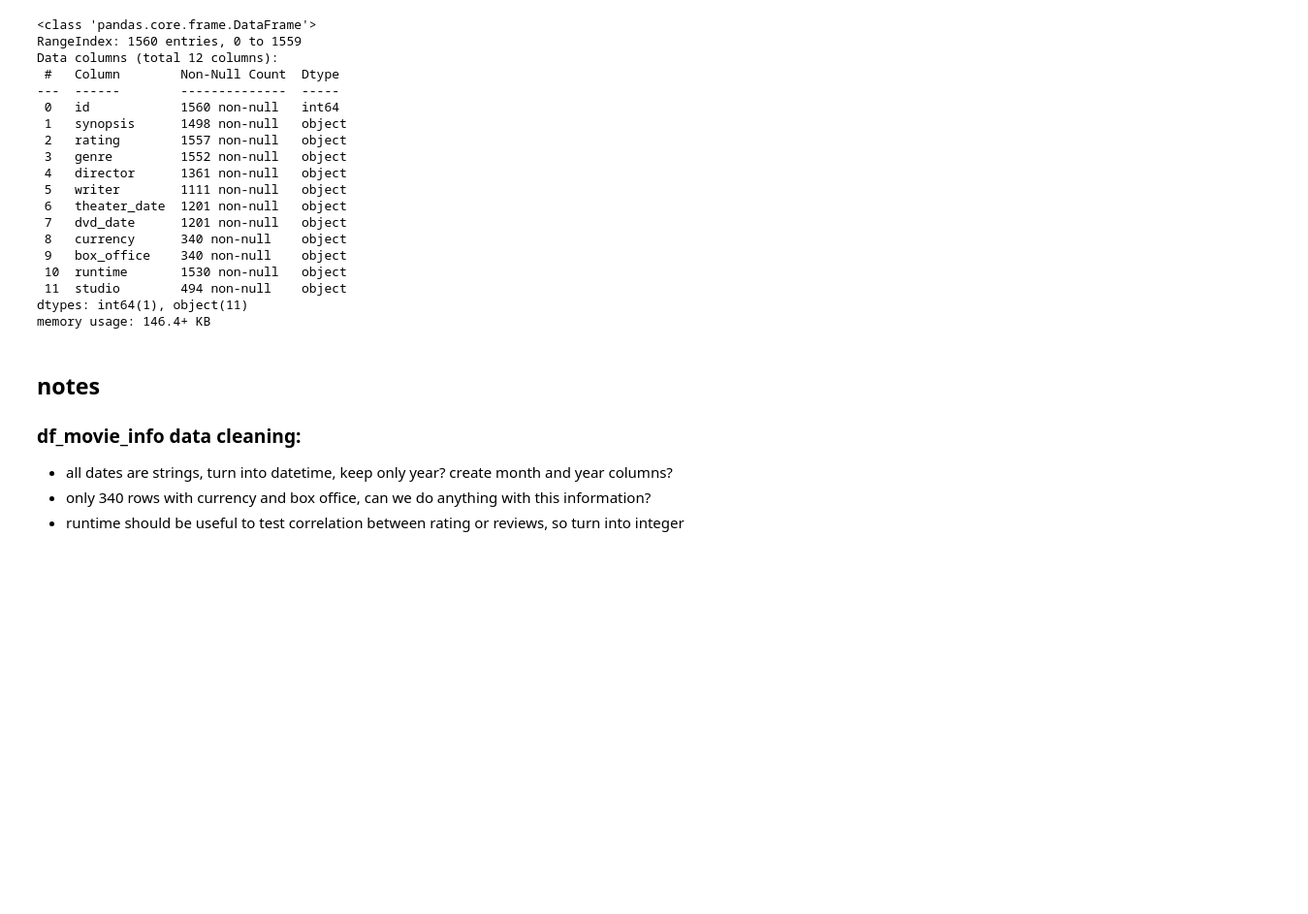
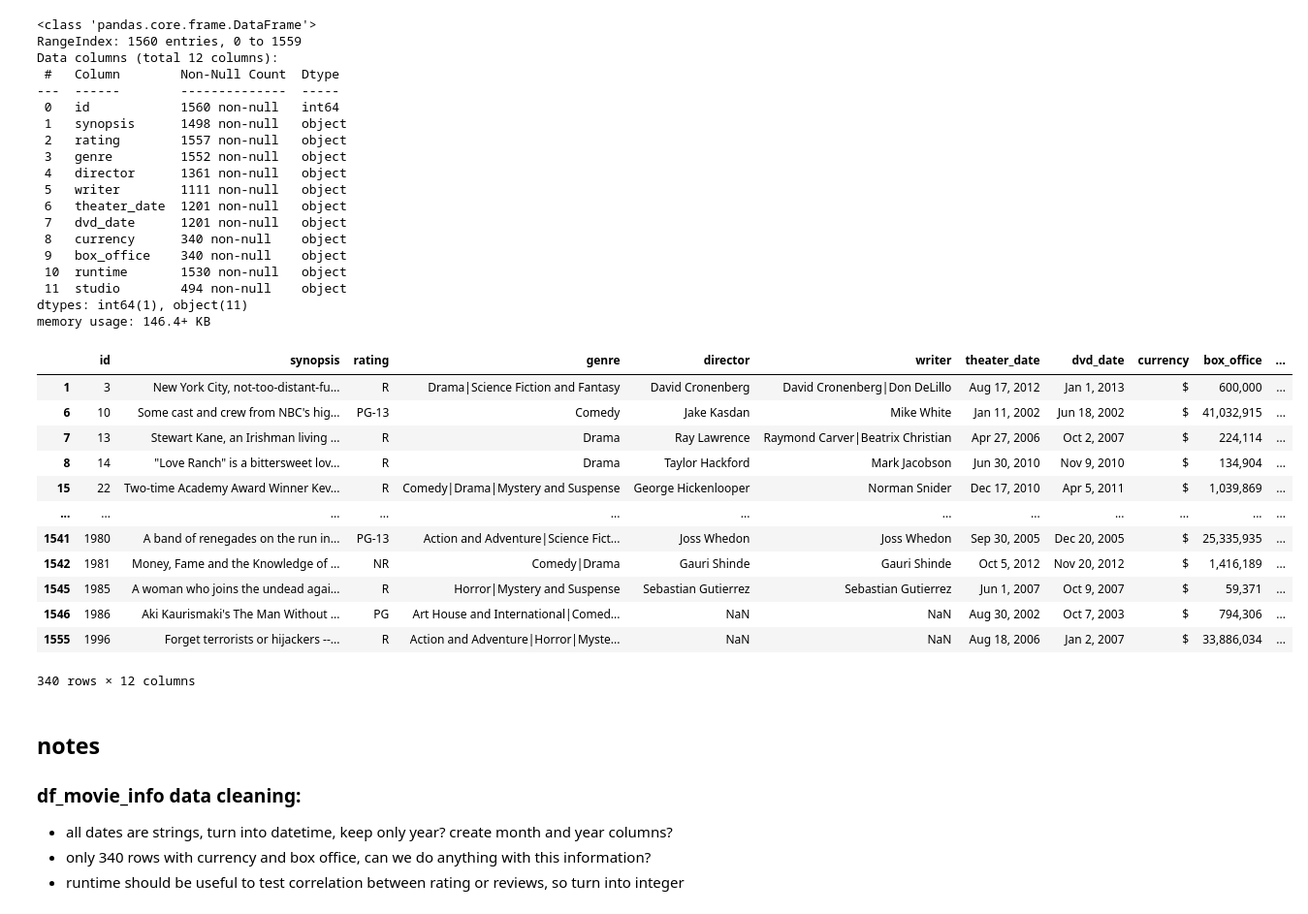
Before and after one commit to AlbaneCM/MicrosoftMovieAnalysis, a Jupyter notebook: microsoft-movie-analysis.ipynb, the cells around one changed output. Shown: that part at 97% size. Drawn from its saved outputs; the diff is of its cells as text; code cells hidden in the pictures; blank space fills up the shorter version.

```diff
--- a/microsoft-movie-analysis.ipynb
+++ b/microsoft-movie-analysis.ipynb
@@ -358,3 +490,19 @@ memory usage: 146.4+ KB
+# %%
+df_movie_info[df_movie_info["box_office"].notnull()]
+# %% [output]
+|  | id | synopsis | rating | genre | director | writer | theater_date | dvd_date | currency | box_office | ... |
+| 1 | 3 | New York City, not-too-distant-fu... | R | Drama|Science Fiction and Fantasy | David Cronenberg | David Cronenberg|Don DeLillo | Aug 17, 2012 | Jan 1, 2013 | $ | 600,000 | ... |
+| 6 | 10 | Some cast and crew from NBC's hig... | PG-13 | Comedy | Jake Kasdan | Mike White | Jan 11, 2002 | Jun 18, 2002 | $ | 41,032,915 | ... |
+| 7 | 13 | Stewart Kane, an Irishman living ... | R | Drama | Ray Lawrence | Raymond Carver|Beatrix Christian | Apr 27, 2006 | Oct 2, 2007 | $ | 224,114 | ... |
+| 8 | 14 | "Love Ranch" is a bittersweet lov... | R | Drama | Taylor Hackford | Mark Jacobson | Jun 30, 2010 | Nov 9, 2010 | $ | 134,904 | ... |
+| 15 | 22 | Two-time Academy Award Winner Kev... | R | Comedy|Drama|Mystery and Suspense | George Hickenlooper | Norman Snider | Dec 17, 2010 | Apr 5, 2011 | $ | 1,039,869 | ... |
+| ... | ... | ... | ... | ... | ... | ... | ... | ... | ... | ... | ... |
+| 1541 | 1980 | A band of renegades on the run in... | PG-13 | Action and Adventure|Science Fict... | Joss Whedon | Joss Whedon | Sep 30, 2005 | Dec 20, 2005 | $ | 25,335,935 | ... |
+| 1542 | 1981 | Money, Fame and the Knowledge of ... | NR | Comedy|Drama | Gauri Shinde | Gauri Shinde | Oct 5, 2012 | Nov 20, 2012 | $ | 1,416,189 | ... |
+| 1545 | 1985 | A woman who joins the undead agai... | R | Horror|Mystery and Suspense | Sebastian Gutierrez | Sebastian Gutierrez | Jun 1, 2007 | Oct 9, 2007 | $ | 59,371 | ... |
+| 1546 | 1986 | Aki Kaurismaki's The Man Without ... | PG | Art House and International|Comed... | NaN | NaN | Aug 30, 2002 | Oct 7, 2003 | $ | 794,306 | ... |
+| 1555 | 1996 | Forget terrorists or hijackers --... | R | Action and Adventure|Horror|Myste... | NaN | NaN | Aug 18, 2006 | Jan 2, 2007 | $ | 33,886,034 | ... |
+340 rows × 12 columns
 # %% [markdown]
 ## notes
 ### df_movie_info data cleaning:
```
Also changed, not shown: parts of 54 cells of this notebook.
